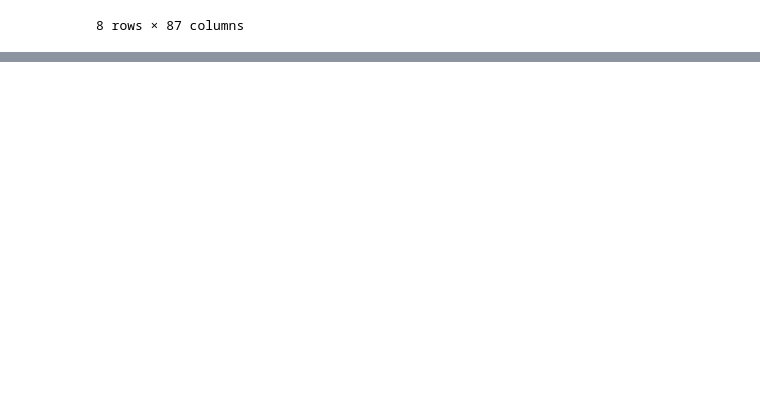
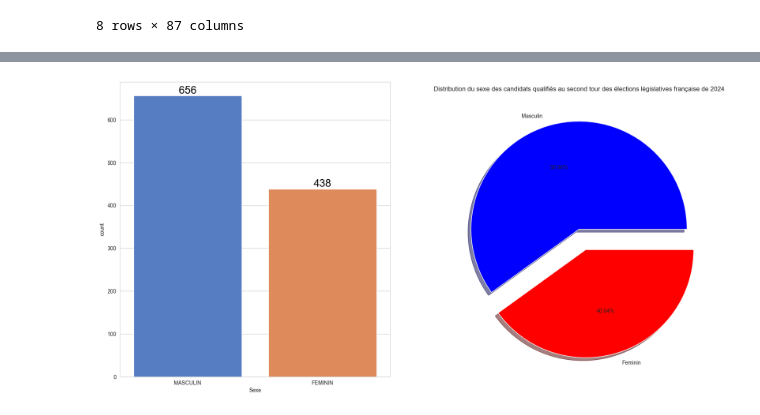
Before and after one commit to RonanRibouletPython/Data_Analysis_Job_Prep, a Jupyter notebook: Notebooks/EDA_Election_2024.ipynb, the cells around one changed output, grey strips where cells are left out. Saved outputs shown, nothing was run; the diff lists cells and outputs as text; code cells hidden in the pictures; blank space fills up the shorter version.

Commit message:
Univariate analysis for gender distribution

```diff
--- a/Notebooks/EDA_Election_2024.ipynb
+++ b/Notebooks/EDA_Election_2024.ipynb
@@ -164,0 +209,18 @@ df[df["Libellé_commune"].str.startswith("Marse")].head()
+# %%
+df_unique_candidates = pd.concat([
+                                 df['Nom_candidat_' + str(i)] + ' ' +
+                                 df['Prénom_candidat_' + str(i)] + ' - ' +
+                                 df['Sexe_candidat_' + str(i)]
+                                 for i in range(1, 19)], ignore_index=True)
+
+# Drop any NaN values
+df_unique_candidates.dropna(inplace=True)
+
+# Split the combined data and keep only 'Nom_complet' and 'Sexe'
+df_unique_candidates = df_unique_candidates.str.split(' - ', expand=True)
+df_unique_candidates.columns = ['Nom_complet', 'Sexe']
+
+# Count unique values considering Nom_complet and Sexe
+unique_candidate_count = df_unique_candidates.drop_duplicates().shape[0]
+
+print("Number of unique candidates (with gender):", unique_candidate_count)
@@ -164,0 +229,4 @@ df[df["Libellé_commune"].str.startswith("Marse")].head()
+# %%
+df_unique_candidates = unique_candidate_count
+# %%
+df_unique_candidates.reset_index(drop=True, inplace=True)
@@ -164,0 +247,11 @@ df[df["Libellé_commune"].str.startswith("Marse")].head()
+# %%
+f,ax=plt.subplots(1,2,figsize=(20,10))
+plt.title("Distribution du sexe des candidats qualifiés au second tour des élections législatives française de 2024")
+sns.countplot(x=df_unique_candidates['Sexe'], data=df_unique_candidates, palette ='muted', ax=ax[0], saturation=0.8, stat="count")
+for container in ax[0].containers:
+    ax[0].bar_label(container,color='black',size=20)
+
+plt.pie(x=df_unique_candidates['Sexe'].value_counts(),labels=['Masculin','Feminin'], explode=[0,0.2], autopct='%2.2f%%', shadow=True, colors=['blue','red'])
+plt.show()
+# %% [output]
+[figure, added]
```
Also changed, not shown: parts of 16 cells of this notebook.
